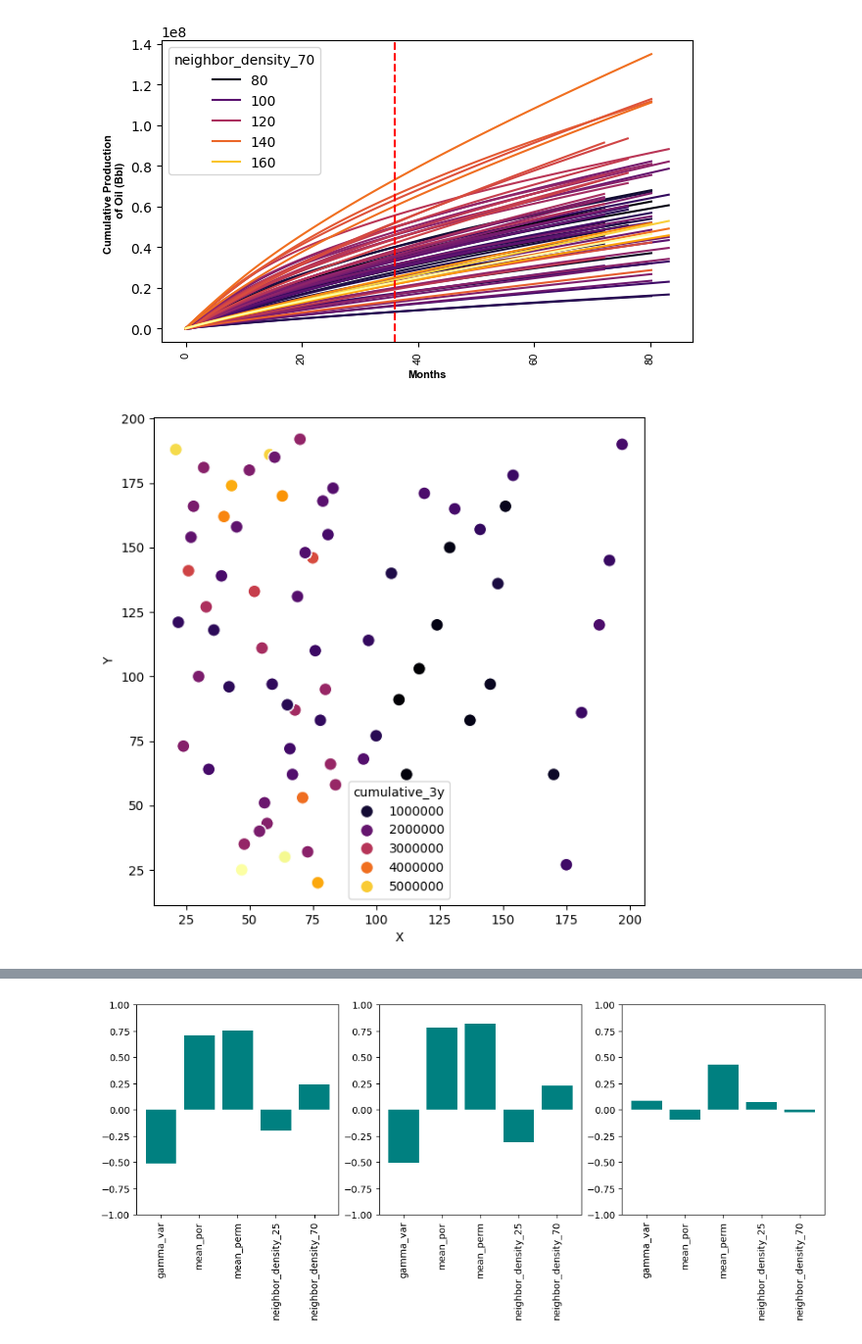
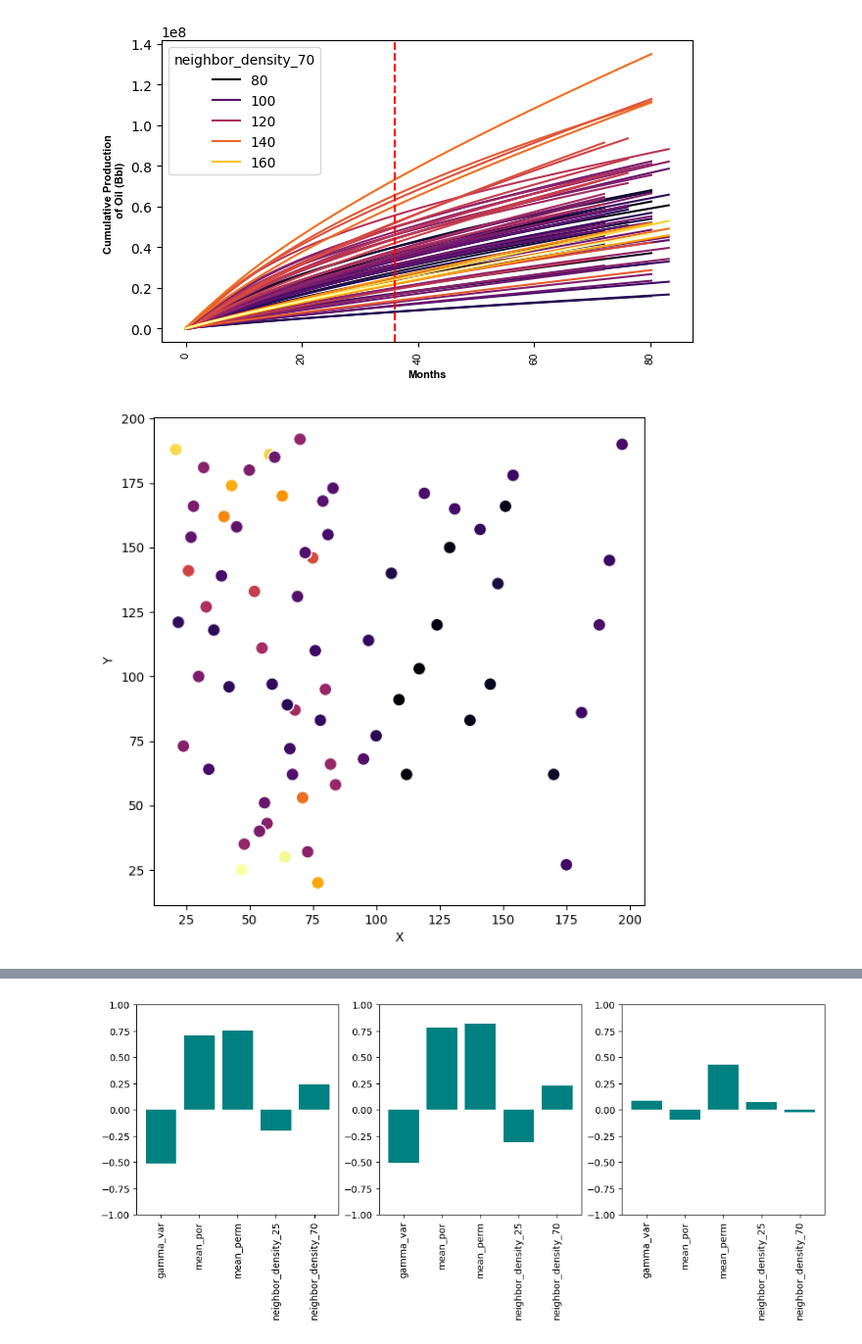
Before and after one commit to acmontesh/Energ-AI-z, a Jupyter notebook: Production_analysis.ipynb, the cells around one changed output, grey strips where cells are left out. Shown at 98% size. Saved outputs shown, nothing was run; the diff lists cells and outputs as text; code cells hidden in the pictures.

```diff
--- a/Production_analysis.ipynb
+++ b/Production_analysis.ipynb
@@ -222,6 +222,6 @@ ax.set_xticklabels(ax.get_xticklabels(  ),rotation=90,fontdict={"family":"Arial"
 # %%
 fig,ax = plt.subplots( figsize=(7,7) )
 sb.scatterplot( data=df,x="X",y="Y",hue="cumulative_3y",palette="inferno",ax=ax,s=100 );
-# ax.legend().remove()
+ax.legend().remove()
 # %% [output]
-[figure, old version]
+[figure, new version]
```
Also changed, not shown: parts of 1 cell of this notebook.
